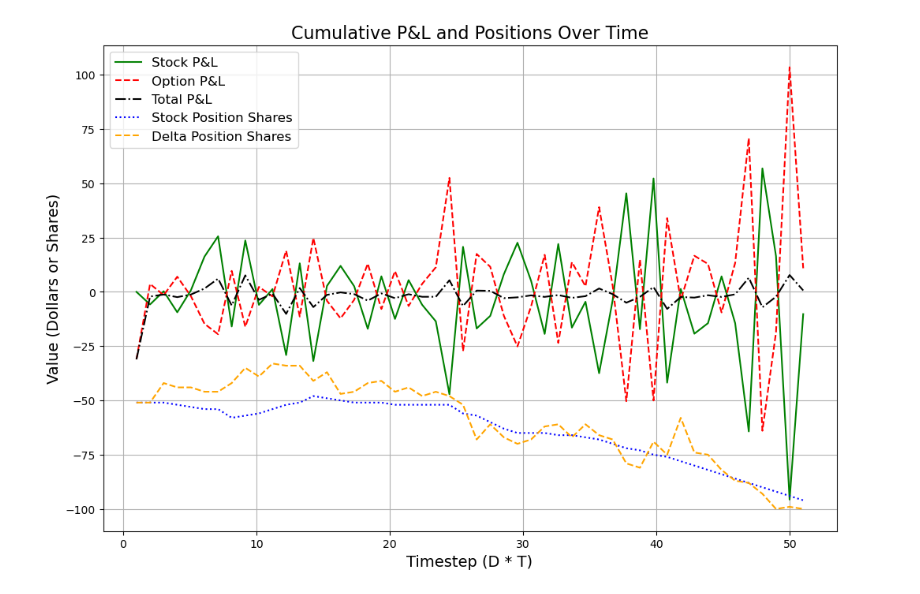
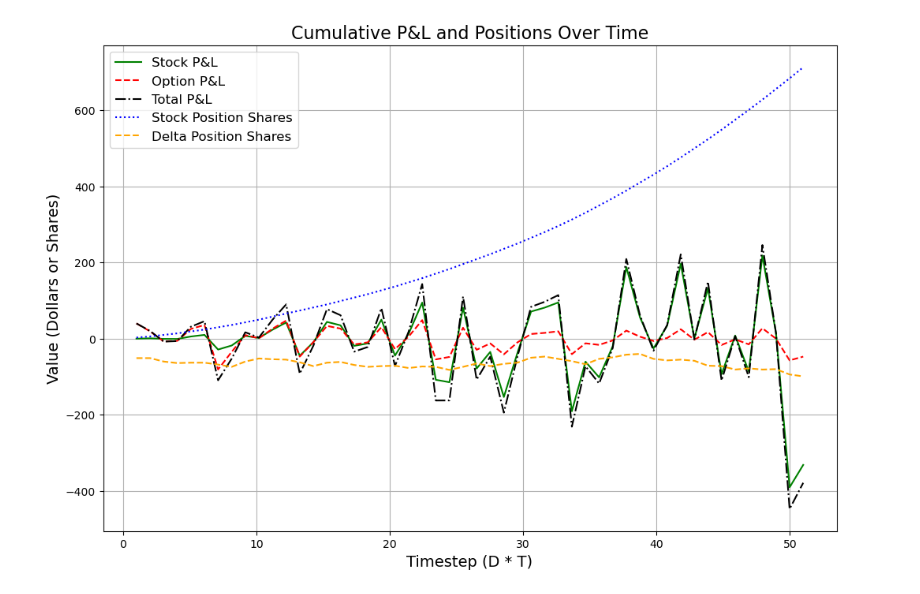
Before and after one commit to Lambulani/deepHedgingRL, a Jupyter notebook: notebooks/Deep_Hedging_PPO.ipynb, the cells around one changed output. Drawn from its saved outputs; the diff is of its cells as text; code cells hidden in the pictures.

```diff
--- a/notebooks/Deep_Hedging_PPO.ipynb
+++ b/notebooks/Deep_Hedging_PPO.ipynb
@@ -20,6 +19,7 @@ s_0 = float(100)
 strike_price = s_0
 sigma = 0.01
 r = 0
+seed =2024
 
 def cost(delta_h, multiplier):
     TickSize = 0.1
@@ -29,5 +29,5 @@ def cost(delta_h, multiplier):
 apm = GBM(mu=mu, dt=dt, s_0=s_0, sigma=sigma)
 opm = BSM(strike_price=strike_price, risk_free_interest_rate=r, volatility=sigma, T=T, dt=dt)
 env = env_hedging_ppo(asset_price_model=apm, dt=dt, T=T, num_steps=num_steps, cost_multiplier = 0, tick_size=0.01,
-                     L=1, strike_price=strike_price, int_holdings=True, initial_holding=0, mode="PL",
+                     L=1, strike_price=strike_price, integer_holdings=True, initial_holding=0, mode="PL",
                   option_price_model=opm)
@@ -175,9 +255,15 @@ from stable_baselines3 import PPO
 from stable_baselines3.common.env_util import make_vec_env
 from stable_baselines3.common.torch_layers import BaseFeaturesExtractor
 from stable_baselines3.common.utils import get_schedule_fn
+from stable_baselines3.common.vec_env import DummyVecEnv, SubprocVecEnv
 import os
 
-model = PPO.load("C:/Users/levyb/Documents/Masters Data Science - 2nd Year/deepHedgingRL/notebooks/models/PPO/ppo_1400000.zip")
+
+
+model = PPO.load(
+    "C:/Users/levyb/Documents/Masters Data Science - 2nd Year/deepHedgingRL/notebooks/models/PPO/du/ppo_6000000.zip",
+)
+
 num_episodes = 1
 
 for episode in range(num_episodes):
@@ -197,7 +283,7 @@ for episode in range(num_episodes):
         current_state = env.get_state()
         delta_action = -100 * round(current_state[4], 2)
         action, _states = model.predict(current_state, deterministic = True)
-        next_state, reward, done, info = env.step(action)
+        next_state, reward, done,done,  info = env.step(action)
         delta_h =   next_state[0]-current_state[0]
         option_pnl = (100*(next_state[3]-current_state[3]))
         stock_pnl = (-current_state[0]*(next_state[1] -current_state[1])-cost(delta_h, 0))
@@ -207,34 +293,34 @@ for episode in range(num_episodes):
 
         option_pnls.append(cum_option_pnl)
         stock_pnls.append(cum_stock_pnl)
         cost_pnls.append(cum_cost_pnl)
         total_pnl.append(cum_option_pnl+cum_stock_pnl)
         stock_pos_shares.append(-next_state[0])
         delta_pos_shares.append(delta_action)
 
         if done:
             state = env.reset()
 
     time_axis = np.linspace(1, num_steps+1, num_steps)
     plt.figure(figsize=(12, 8))
     plt.plot(time_axis, stock_pnls, label='Stock P&L', color='green', linestyle='-')
     plt.plot(time_axis, option_pnls, label='Option P&L', color='red', linestyle='--')
     #plt.plot(time_axis, cost_pnls, label='Cost P&L', color='magenta', linestyle='--')
     plt.plot(time_axis, total_pnl, label='Total P&L', color='black', linestyle='-.')
     plt.plot(time_axis, stock_pos_shares, label='Stock Position Shares', color='blue', linestyle=':')
     plt.plot(time_axis, delta_pos_shares, label='Delta Position Shares', color='orange', linestyle='--')
 
     # Add labels, title, and legend
     plt.xlabel('Timestep (D * T)', fontsize=14)
     plt.ylabel('Value (Dollars or Shares)', fontsize=14)
     plt.title('Cumulative P&L and Positions Over Time', fontsize=16)
     plt.legend(fontsize=12)
     plt.grid(True)
     #plt.savefig("models/PPO/PPO_Cost0")
 
     plt.show()
 # %% [output]
-[figure, old version]
+[figure, new version]
 # %%
 from scipy.ndimage import gaussian_filter1d
 
```
Also changed, not shown: parts of 6 cells of this notebook, 49 other files.
